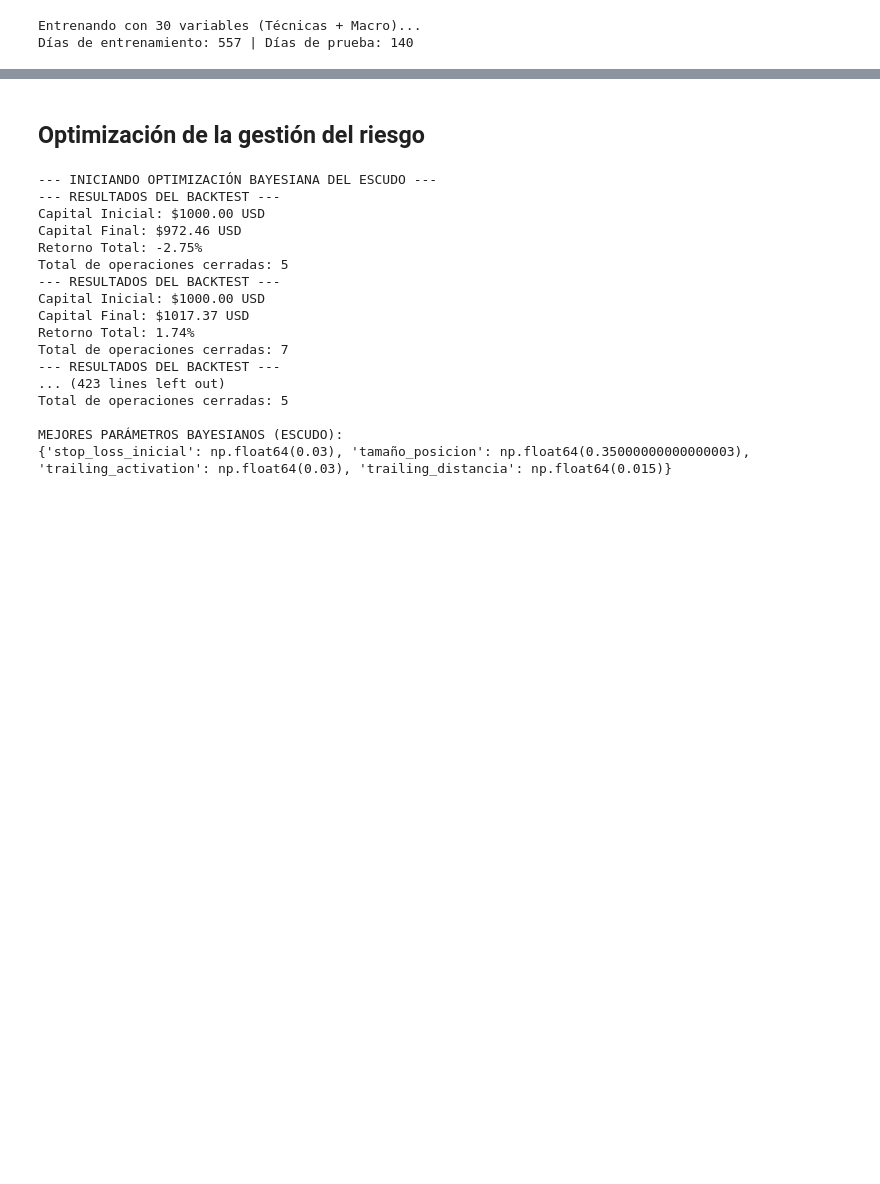
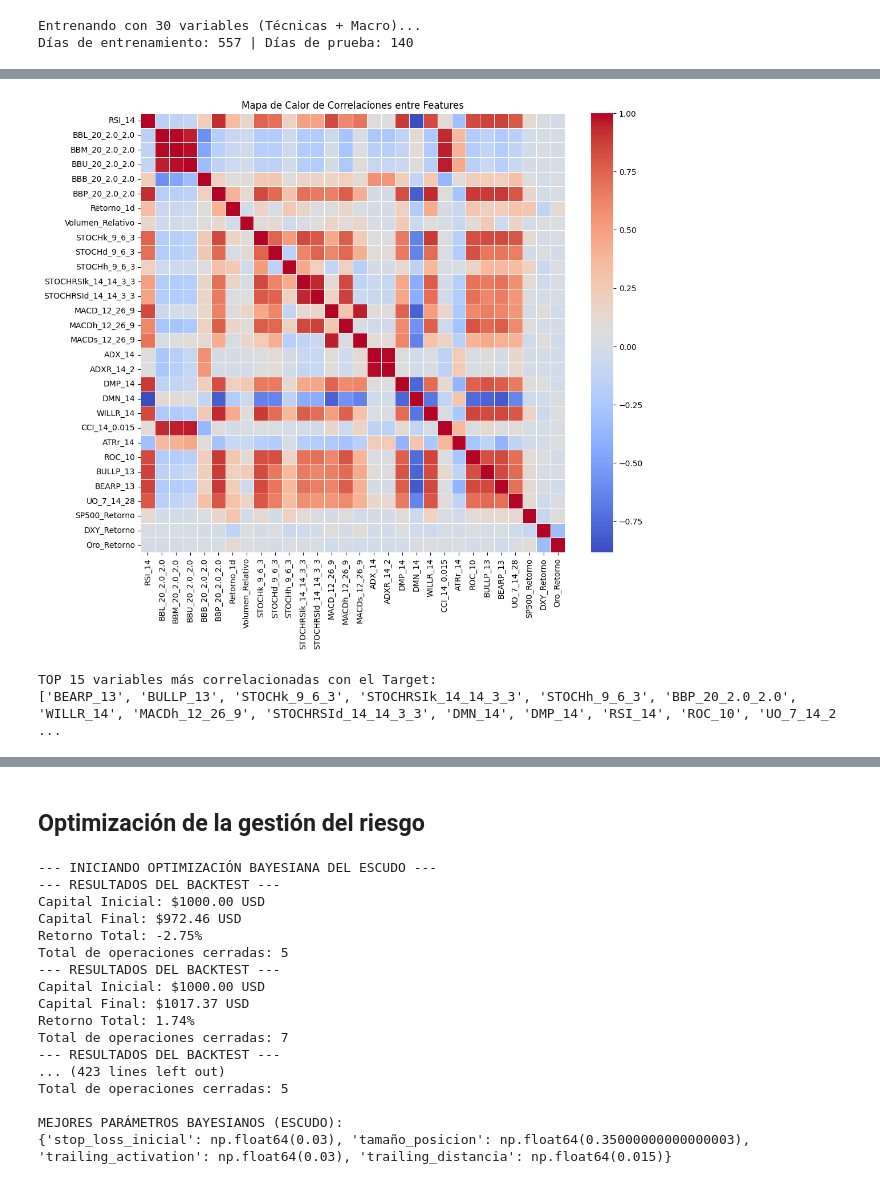
Before and after one commit to julesaccm/Apex-project, a Jupyter notebook: notebooks/bayesian_hyperparameter_tunning.ipynb, the cells around one changed output, grey strips where cells are left out. Drawn from its saved outputs; the diff is of its cells as text; code cells hidden in the pictures; blank space fills up the shorter version.

```diff
--- a/notebooks/bayesian_hyperparameter_tunning.ipynb
+++ b/notebooks/bayesian_hyperparameter_tunning.ipynb
@@ -136,0 +200,15 @@ df_test_completo = df_apex.iloc[split_idx:].copy()
+# %%
+# Correlación entre variables
+plt.figure(figsize=(12, 10))
+sns.heatmap(features_df_std.corr('spearman'), annot=False, cmap='coolwarm', linewidths=0.5)
+plt.title("Mapa de Calor de Correlaciones entre Features")
+plt.show()
+# %% [output]
+[figure, added]
+# %%
+# Top 15 variables más correlacionadas con el Target
+target_top15_corr = sort_corr.head(15)['Variable'].tolist()
+print(f"TOP 15 variables más correlacionadas con el Target: \n{target_top15_corr}")
+# %% [output]
+TOP 15 variables más correlacionadas con el Target:
+['BEARP_13', 'BULLP_13', 'STOCHk_9_6_3', 'STOCHRSIk_14_14_3_3', 'STOCHh_9_6_3', 'BBP_20_2.0_2.0', 'WILLR_14', 'MACDh_12_26_9', 'STOCHRSId_14_14_3_3', 'DMN_14', 'DMP_14', 'RSI_14', 'ROC_10', 'UO_7_14_2 ...
```
Also changed, not shown: parts of 48 cells of this notebook, 1 other file.
